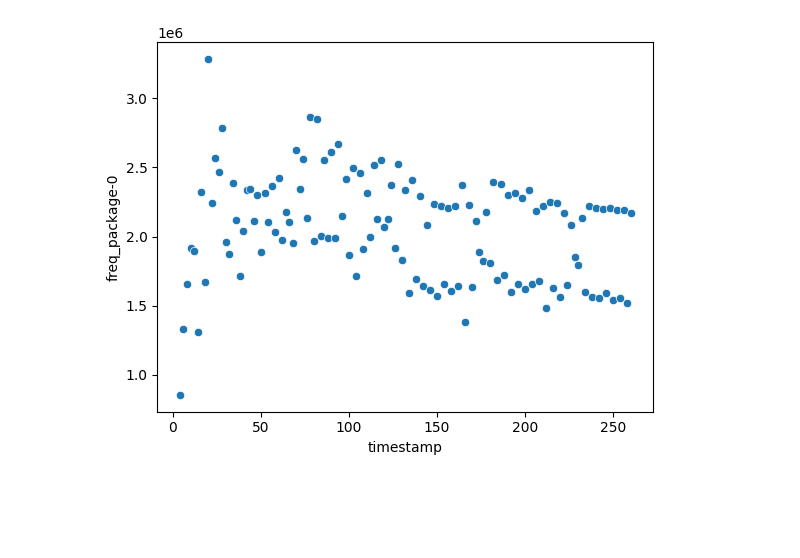
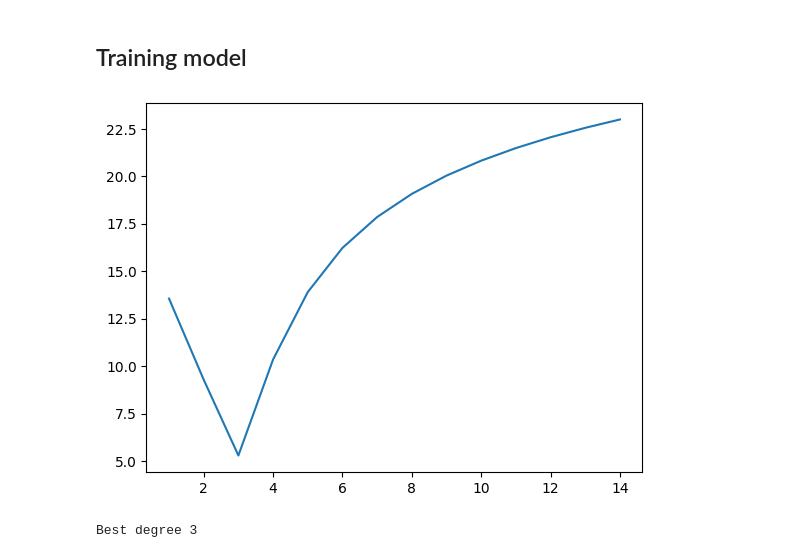
Before and after one commit to jacquetpi/cinergy-models, a Jupyter notebook: notebooks/paper-figures.ipynb, the cells around one changed output. Drawn from its saved outputs; the diff is of its cells as text; code cells hidden in the pictures; blank space fills up the shorter version.

```diff
--- a/notebooks/paper-figures.ipynb
+++ b/notebooks/paper-figures.ipynb
@@ -34,4 +58,2 @@ g = sns.scatterplot(data=dataset_def, x='timestamp', y='package-global-joule')
-# %%
-g = sns.scatterplot(data=dataset_def, x='timestamp', y='freq_package-0')
-# %% [output]
-[figure, removed]
+# %% [markdown]
+## Training model
@@ -37,0 +64,27 @@ g = sns.scatterplot(data=dataset_def, x='timestamp', y='freq_package-0')
+# %%
+x = dataset_training['cpu%_package-0'].dropna()
+y = dataset_training['package-global-joule'].dropna()
+# %%
+def degree_choice(x,y, degree):
+    polynomial_features= PolynomialFeatures(degree=degree)
+    x_poly = polynomial_features.fit_transform(pd.DataFrame(x))
+
+    model = LinearRegression()
+    model.fit(x_poly, y)
+    y_predict = model.predict(x_poly)
+
+    return root_mean_squared_error(y,y_predict)
+
+degree_list=range(1,15)
+rmse_list=list()
+for degree in degree_list:
+    rmse_list.append(degree_choice(x,y,degree))
+
+plt.plot(degree_list, rmse_list)
+plt.show()
+
+best_degree = degree_list[min(range(len(rmse_list)), key=rmse_list.__getitem__)]
+print('Best degree', best_degree)
+# %% [output]
+[figure, added]
+Best degree 3
```
Also changed, not shown: parts of 18 cells of this notebook, 1 other file.
